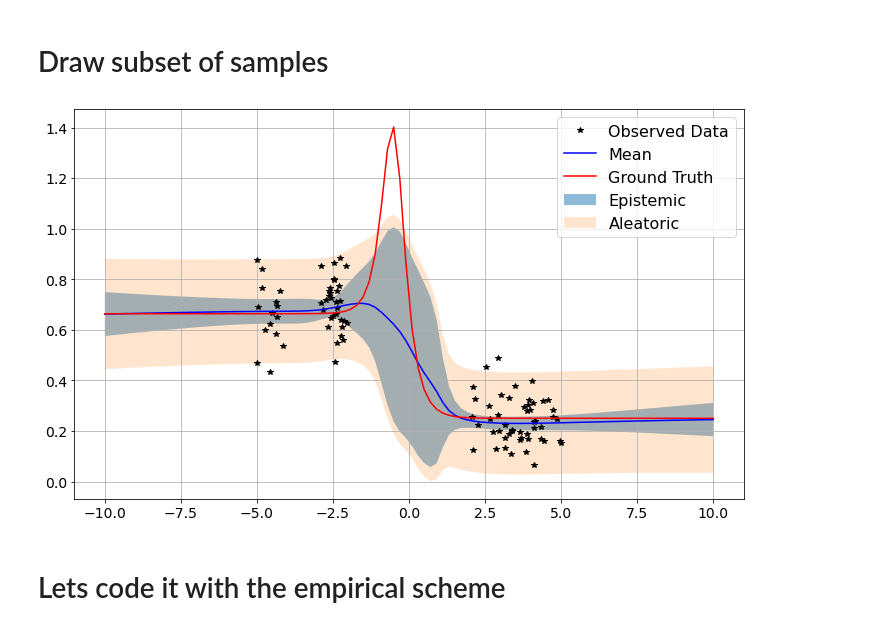
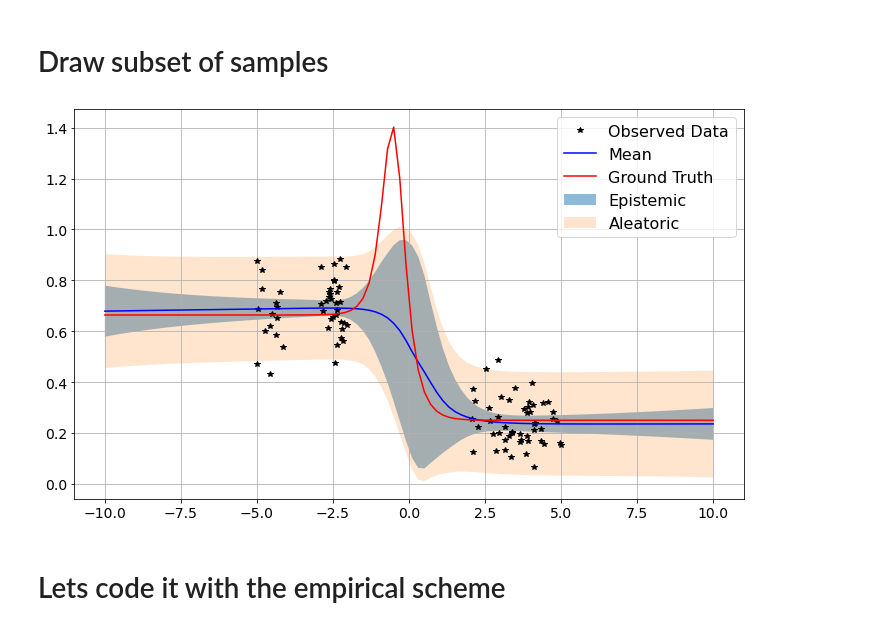
Before and after one commit to Bottledd/iREC, a Jupyter notebook: notebooks/hmc_bnn.ipynb, the cells around one changed output. Cells and saved outputs as stored; diff of their text form; code cells hidden in the pictures.

```diff
--- a/notebooks/hmc_bnn.ipynb
+++ b/notebooks/hmc_bnn.ipynb
@@ -193,47 +240,16 @@ plt.show()
 # %%
 import random
 
-subset = random.sample(params_hmc_gpu, 5)
+subset = random.sample(params_hmc_gpu, 250)
 # Let's predict over the entire test range [-2,2]
-pred_list, log_probs_f = hamiltorch.predict_model(net, x = xs.to(device),
+pred_list_hmc_subsample, log_probs_f = hamiltorch.predict_model(net, x = xs.to(device),
                                                   y = xs.to(device), samples=subset,
                                                   model_loss=model_loss, tau_out=tau_out,
                                                   tau_list=tau_list)
 
-# plot the fit
-fs = 16
-
-m = pred_list.mean(0).to('cpu')
-s = pred_list.std(0).to('cpu')
-s_al = (pred_list.var(0).to('cpu') + tau_out ** -1) ** 0.5
-
-f, ax = plt.subplots(1, 1, figsize=(10, 6))
-
-# Get upper and lower confidence bounds
-lower, upper = (m - s*2).flatten(), (m + s*2).flatten()
-# + aleotoric
-lower_al, upper_al = (m - s_al*2).flatten(), (m + s_al*2).flatten()
-
-# Plot training data as black stars
-ax.plot(x_data.numpy(), y_data.numpy(), 'k*', rasterized=True)
-# Plot predictive means as blue line
-ax.plot(xs.numpy(), m.numpy(), 'b', rasterized=True)
-ax.plot(xs.numpy(), ys.numpy(), 'r', rasterized=True)
-# Shade between the lower and upper confidence bounds
-ax.fill_between(xs.flatten().numpy(), lower.numpy(), upper.numpy(), alpha=0.5, rasterized=True)
-ax.fill_between(xs.flatten().numpy(), lower_al.numpy(), upper_al.numpy(), alpha=0.2, rasterized=True)
-plt.grid()
-ax.legend(['Observed Data', 'Mean', 'Ground Truth', 'Epistemic', 'Aleatoric'], fontsize = fs)
-ax.tick_params(axis='both', which='major', labelsize=14)
-ax.tick_params(axis='both', which='minor', labelsize=14)
-
-
-plt.tight_layout()
-# plt.savefig('plots/full_hmc.pdf', rasterized=True)
-
-plt.show()
+plot_preds(pred_list_hmc_subsample)
 # %% [output]
-[figure, old version]
+[figure, new version]
 # %% [markdown]
 # Lets code it with the empirical scheme
 # %%
```
Also changed, not shown: parts of 59 cells of this notebook, 14 other files.
